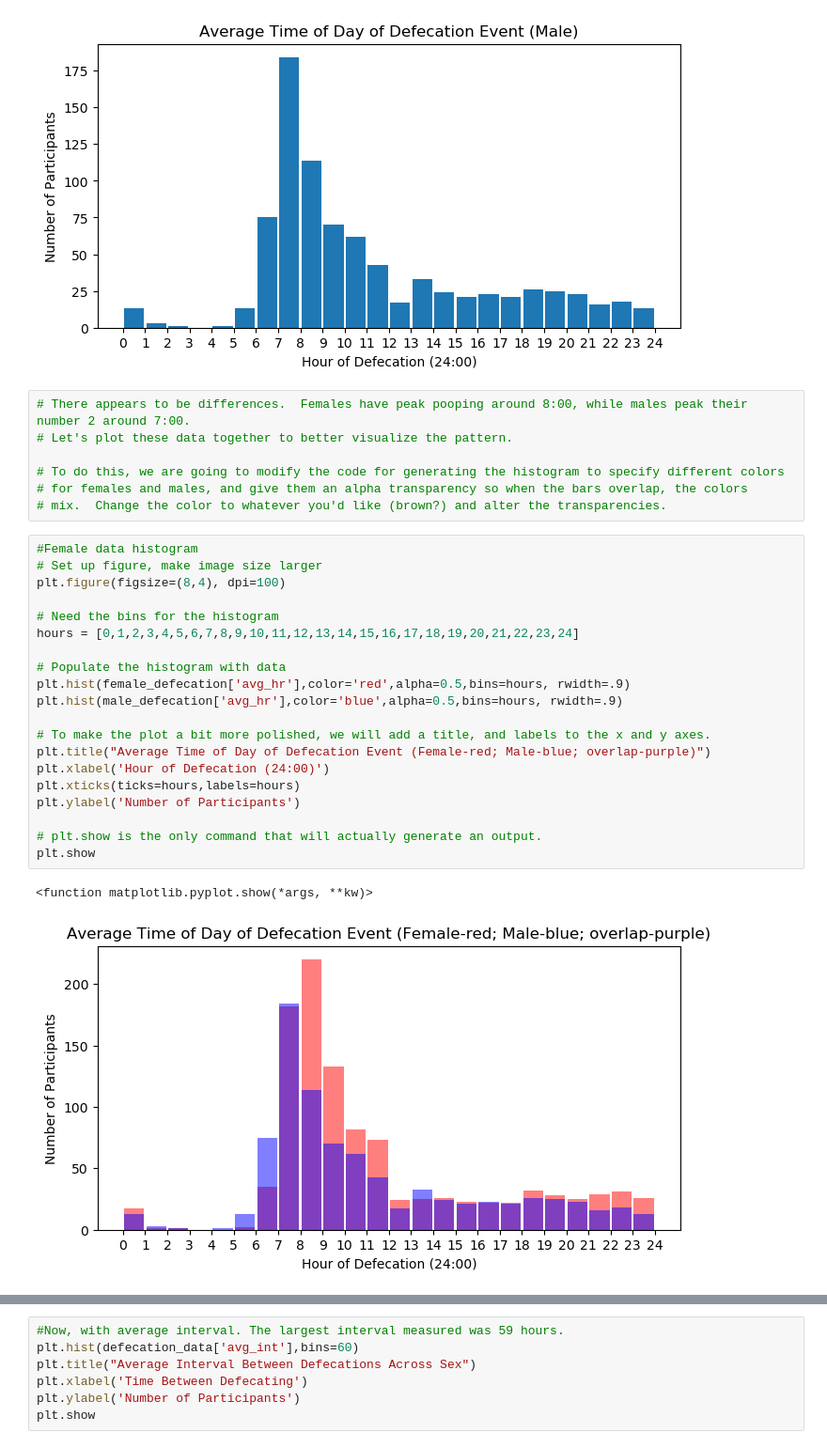
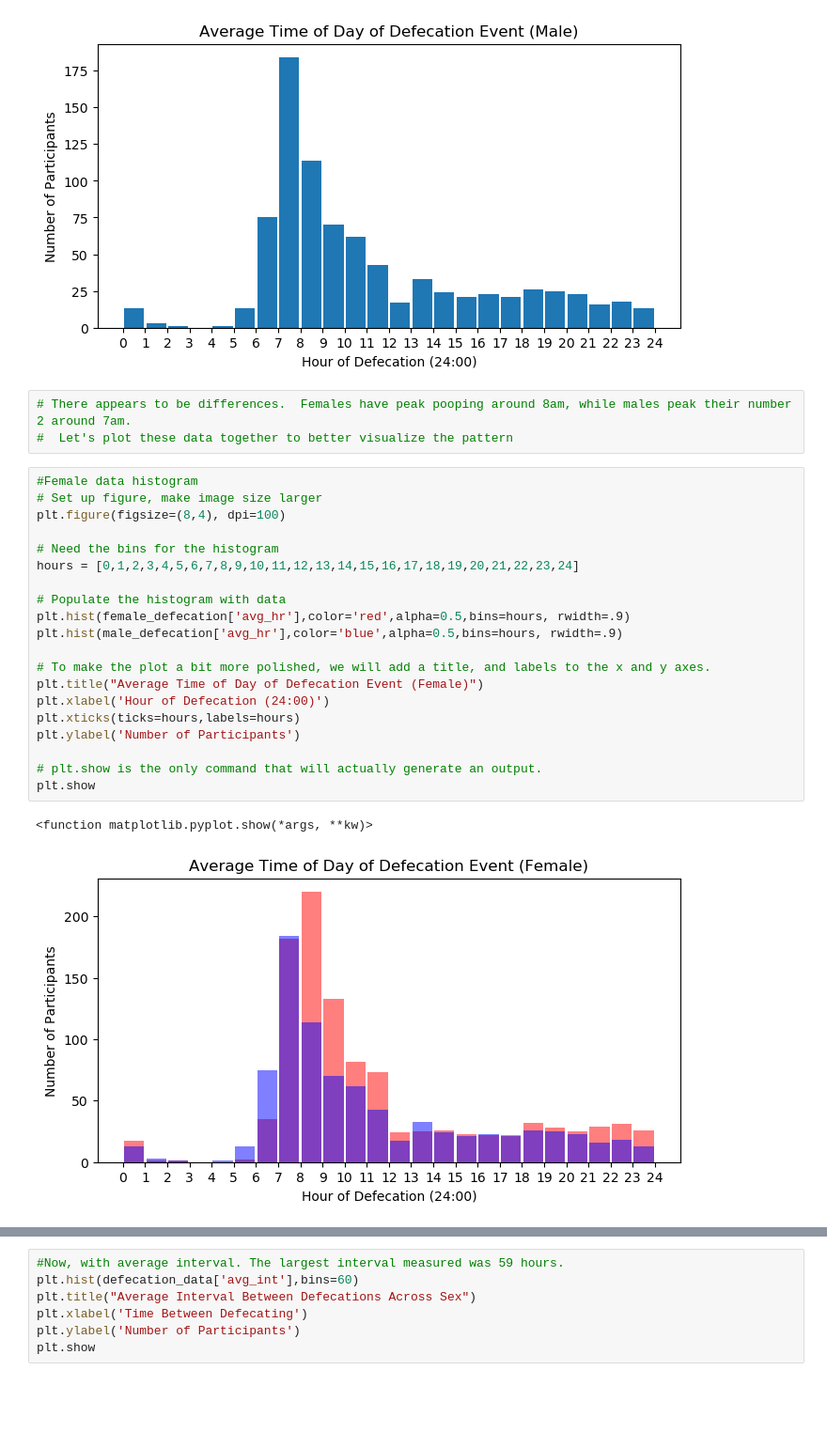
Before and after one commit to LyonsLab/Biosphere_Class, a Jupyter notebook: Poopyter_Notebook.ipynb, the cells around one changed output, grey strips where cells are left out. Shown at 94% size. Cells and saved outputs as stored; diff of their text form; blank space fills up the shorter version.

```diff
--- a/Poopyter_Notebook.ipynb
+++ b/Poopyter_Notebook.ipynb
@@ -225,34 +228,30 @@ plt.show
 [figure]
 [figure]
 # %%
-# There appears to be differences.  Females have peak pooping around 8:00, while males peak their number 2 around 7:00.
-# Let's plot these data together to better visualize the pattern.
-
-# To do this, we are going to modify the code for generating the histogram to specify different colors
-# for females and males, and give them an alpha transparency so when the bars overlap, the colors
-# mix.  Change the color to whatever you'd like (brown?) and alter the transparencies.
+# There appears to be differences.  Females have peak pooping around 8am, while males peak their number 2 around 7am.
+#  Let's plot these data together to better visualize the pattern
 # %%
 #Female data histogram
 # Set up figure, make image size larger
 plt.figure(figsize=(8,4), dpi=100)
 
 # Need the bins for the histogram
 hours = [0,1,2,3,4,5,6,7,8,9,10,11,12,13,14,15,16,17,18,19,20,21,22,23,24]
 
 # Populate the histogram with data
 plt.hist(female_defecation['avg_hr'],color='red',alpha=0.5,bins=hours, rwidth=.9)
 plt.hist(male_defecation['avg_hr'],color='blue',alpha=0.5,bins=hours, rwidth=.9)
 
 # To make the plot a bit more polished, we will add a title, and labels to the x and y axes.
-plt.title("Average Time of Day of Defecation Event (Female-red; Male-blue; overlap-purple)")
+plt.title("Average Time of Day of Defecation Event (Female)")
 plt.xlabel('Hour of Defecation (24:00)')
 plt.xticks(ticks=hours,labels=hours)
 plt.ylabel('Number of Participants')
 
 # plt.show is the only command that will actually generate an output.
 plt.show
 # %% [output]
 <function matplotlib.pyplot.show(*args, **kw)>
-[figure, old version]
+[figure, new version]
 # %%
 # While this makes the pattern easier to see, it is important to remember that there are more female data points.
```
Also changed, not shown: parts of 13 cells of this notebook.
